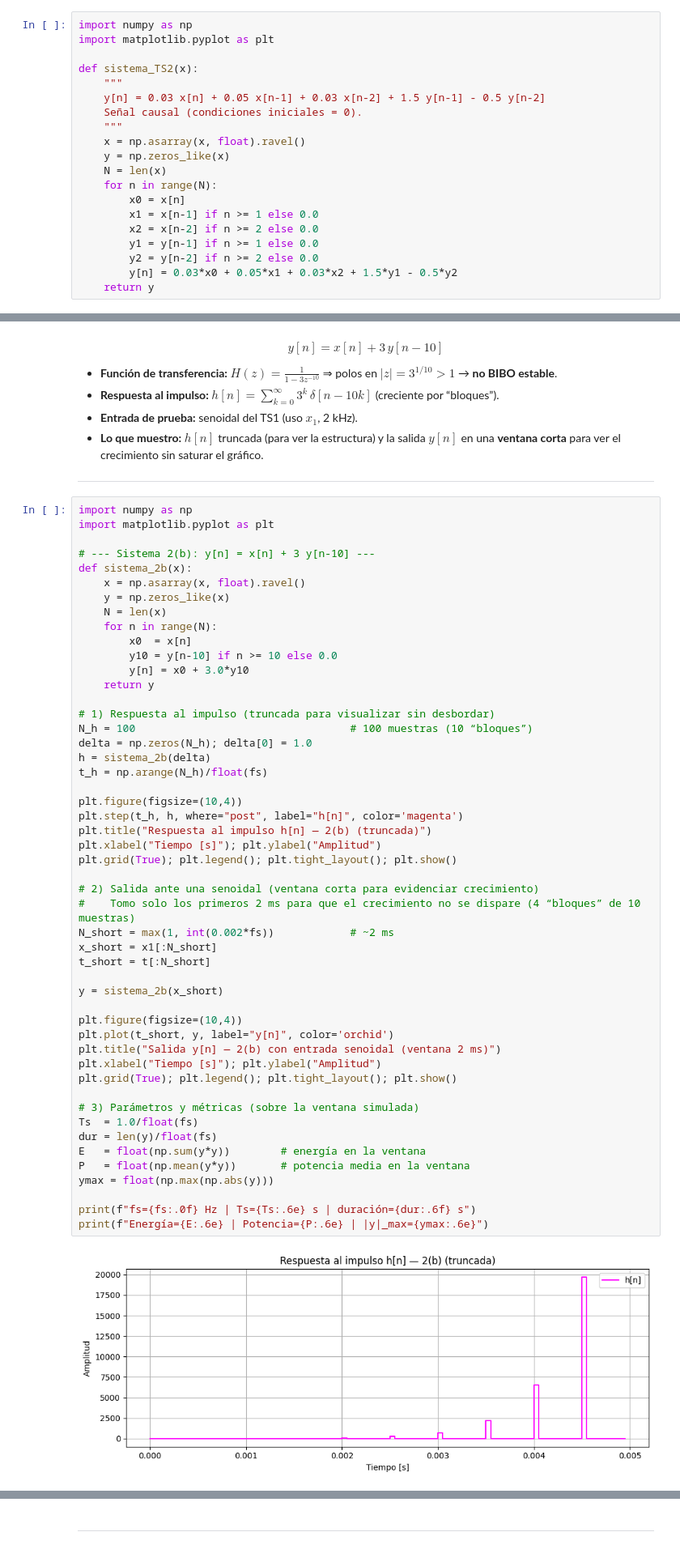
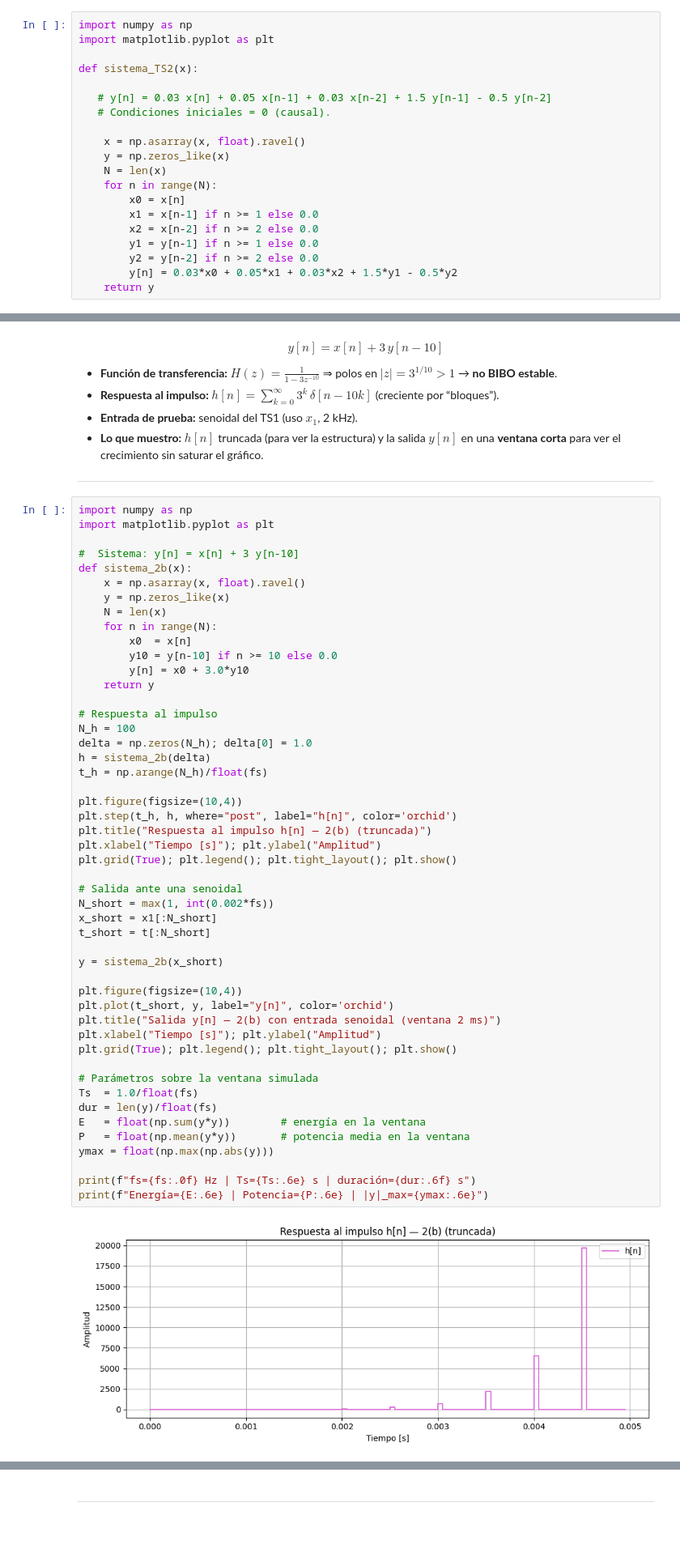
Before and after one commit to MSereGB/APS-Serena, a Jupyter notebook: Trabajos Prácticos/TS2_APS_GIL.ipynb, the cells around one changed output, grey strips where cells are left out. Shown at 81% size. Cells and saved outputs as stored; diff of their text form.

```diff
--- a/Trabajos Prácticos/TS2_APS_GIL.ipynb
+++ b/Trabajos Prácticos/TS2_APS_GIL.ipynb
@@ -34,10 +34,10 @@ import numpy as np
 import matplotlib.pyplot as plt
 
 def sistema_TS2(x):
-    """
-    y[n] = 0.03 x[n] + 0.05 x[n-1] + 0.03 x[n-2] + 1.5 y[n-1] - 0.5 y[n-2]
-    Señal causal (condiciones iniciales = 0).
-    """
+
+   # y[n] = 0.03 x[n] + 0.05 x[n-1] + 0.03 x[n-2] + 1.5 y[n-1] - 0.5 y[n-2]
+   # Condiciones iniciales = 0 (causal).
+
     x = np.asarray(x, float).ravel()
     y = np.zeros_like(x)
     N = len(x)
@@ -263,7 +285,7 @@ $$
 import numpy as np
 import matplotlib.pyplot as plt
 
-# --- Sistema 2(b): y[n] = x[n] + 3 y[n-10] ---
+#  Sistema: y[n] = x[n] + 3 y[n-10]
 def sistema_2b(x):
     x = np.asarray(x, float).ravel()
     y = np.zeros_like(x)
@@ -274,43 +296,42 @@ def sistema_2b(x):
         y[n] = x0 + 3.0*y10
     return y
 
-# 1) Respuesta al impulso (truncada para visualizar sin desbordar)
-N_h = 100                                  # 100 muestras (10 “bloques”)
+# Respuesta al impulso
+N_h = 100
 delta = np.zeros(N_h); delta[0] = 1.0
 h = sistema_2b(delta)
 t_h = np.arange(N_h)/float(fs)
 
 plt.figure(figsize=(10,4))
-plt.step(t_h, h, where="post", label="h[n]", color='magenta')
+plt.step(t_h, h, where="post", label="h[n]", color='orchid')
 plt.title("Respuesta al impulso h[n] — 2(b) (truncada)")
 plt.xlabel("Tiempo [s]"); plt.ylabel("Amplitud")
 plt.grid(True); plt.legend(); plt.tight_layout(); plt.show()
 
-# 2) Salida ante una senoidal (ventana corta para evidenciar crecimiento)
-#    Tomo solo los primeros 2 ms para que el crecimiento no se dispare (4 “bloques” de 10 muestras)
-N_short = max(1, int(0.002*fs))            # ~2 ms
+# Salida ante una senoidal
+N_short = max(1, int(0.002*fs))
 x_short = x1[:N_short]
 t_short = t[:N_short]
 
 y = sistema_2b(x_short)
 
 plt.figure(figsize=(10,4))
 plt.plot(t_short, y, label="y[n]", color='orchid')
 plt.title("Salida y[n] — 2(b) con entrada senoidal (ventana 2 ms)")
 plt.xlabel("Tiempo [s]"); plt.ylabel("Amplitud")
 plt.grid(True); plt.legend(); plt.tight_layout(); plt.show()
 
-# 3) Parámetros y métricas (sobre la ventana simulada)
+# Parámetros sobre la ventana simulada
 Ts  = 1.0/float(fs)
 dur = len(y)/float(fs)
 E   = float(np.sum(y*y))        # energía en la ventana
 P   = float(np.mean(y*y))       # potencia media en la ventana
 ymax = float(np.max(np.abs(y)))
 
 print(f"fs={fs:.0f} Hz | Ts={Ts:.6e} s | duración={dur:.6f} s")
 print(f"Energía={E:.6e} | Potencia={P:.6e} | |y|_max={ymax:.6e}")
 # %% [output]
-[figure, old version]
+[figure, new version]
 [figure]
 fs=20000 Hz | Ts=5.000000e-05 s | duración=0.002000 s
 Energía=8.930000e+03 | Potencia=2.232500e+02 | |y|_max=3.804226e+01
```
Also changed, not shown: parts of 6 cells of this notebook.
